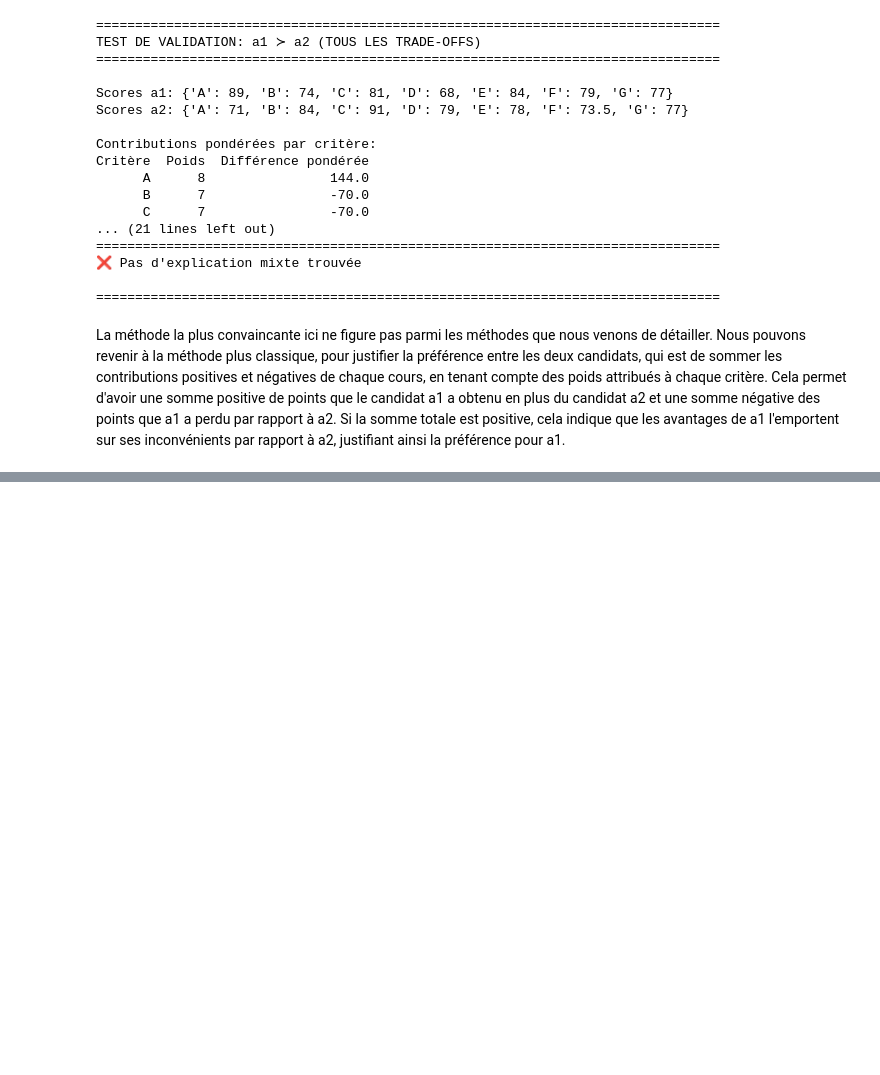
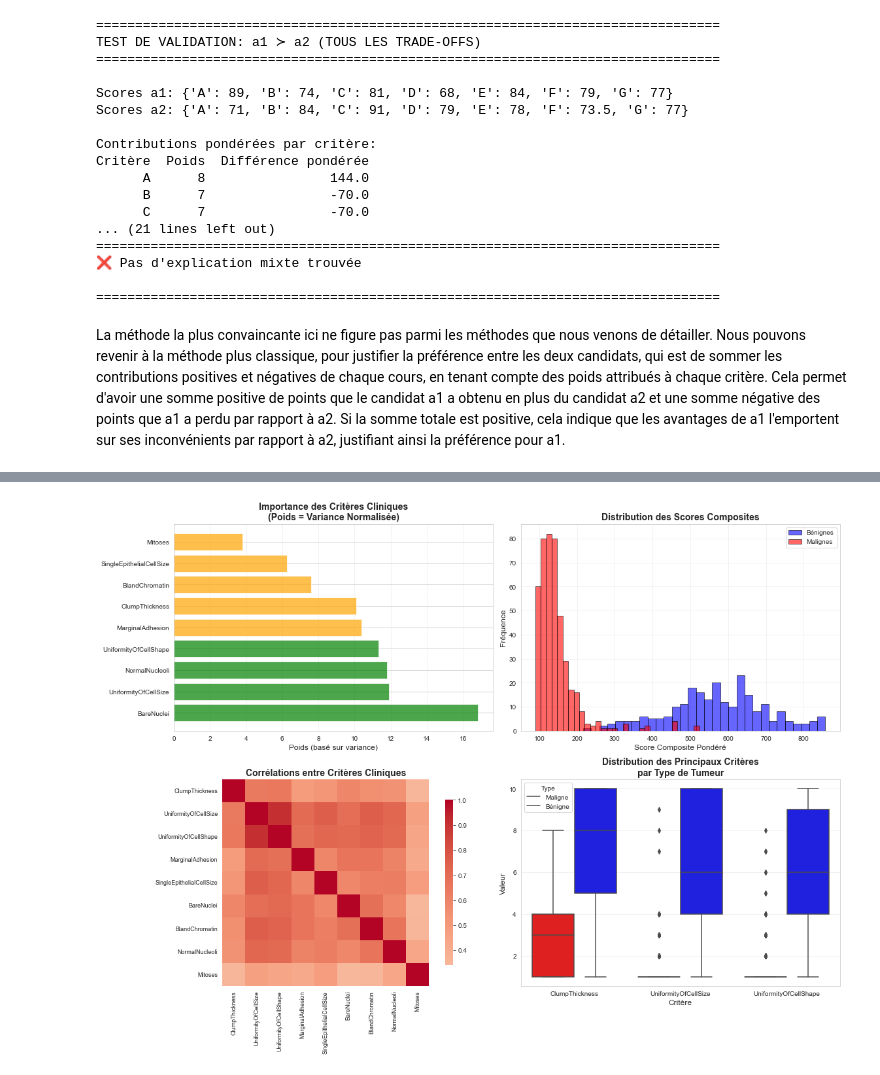
Before and after one commit to Corentin-lasne/systeme_de_decision, a Jupyter notebook: Project-trade_off.ipynb, the cells around one changed output, grey strips where cells are left out. Drawn from its saved outputs; the diff is of its cells as text; code cells hidden in the pictures; blank space fills up the shorter version.

Commit message:
Première tentative d'application aux tumeurs

```diff
--- a/Project-trade_off.ipynb
+++ b/Project-trade_off.ipynb
@@ -1275,0 +1400,20 @@ La méthode la plus convaincante ici ne figure pas parmi les méthodes que nous
+# %%
+# Calculer les poids basés sur la variance de chaque critère
+variances = df_cancer[features].var()
+print("Variances des critères:")
+print(variances.sort_values(ascending=False))
+
+# Normaliser les variances pour obtenir des poids (échelle 1-10)
+variance_sum = variances.sum()
+weights_variance = {feat: round(10 * variances[feat] / variance_sum * len(features), 2)
+                    for feat in features}
+
+print("\n" + "="*80)
+print("POIDS DES CRITÈRES (basés sur la variance)")
+print("="*80)
+weights_df = pd.DataFrame(list(weights_variance.items()),
+                          columns=['Critère', 'Poids']).sort_values('Poids', ascending=False)
+print(weights_df.to_string(index=False))
+
+print("\n✅ Poids calculés et stockés dans 'weights_variance'")
+print(f"   Somme des poids: {sum(weights_variance.values()):.2f}")
@@ -1275,0 +1929,63 @@ La méthode la plus convaincante ici ne figure pas parmi les méthodes que nous
+# %%
+import matplotlib.pyplot as plt
+import seaborn as sns
+
+# Configuration du style
+sns.set_style("whitegrid")
+plt.rcParams['figure.figsize'] = (16, 10)
+
+fig, axes = plt.subplots(2, 2, figsize=(16, 12))
+
+# Graphique 1: Poids des critères (basés sur variance)
+ax1 = axes[0, 0]
+criteres_sorted = sorted(weights_variance.items(), key=lambda x: x[1], reverse=True)
+criteres_names = [c[0] for c in criteres_sorted]
+poids_values = [c[1] for c in criteres_sorted]
+colors = ['green' if p > np.median(poids_values) else 'orange' for p in poids_values]
+ax1.barh(criteres_names, poids_values, color=colors, alpha=0.7)
+ax1.set_xlabel('Poids (basé sur variance)', fontsize=12)
+ax1.set_title('Importance des Critères Cliniques\n(Poids = Variance Normalisée)',
+              fontsize=14, fontweight='bold')
+ax1.grid(axis='x', alpha=0.3)
+
+# Graphique 2: Distribution du score composite
+ax2 = axes[0, 1]
+benign_scores = df_cancer[df_cancer['Benign'] == 1]['CompositeScore']
+malign_scores = df_cancer[df_cancer['Benign'] == 0]['CompositeScore']
+ax2.hist(benign_scores, bins=30, alpha=0.6, label='Bénignes', color='blue', edgecolor='black')
+ax2.hist(malign_scores, bins=30, alpha=0.6, label='Malignes', color='red', edgecolor='black')
+ax2.set_xlabel('Score Composite Pondéré', fontsize=12)
+ax2.set_ylabel('Fréquence', fontsize=12)
+ax2.set_title('Distribution des Scores Composites', fontsize=14, fontweight='bold')
+ax2.legend()
+ax2.grid(alpha=0.3)
+
+# Graphique 3: Corrélation entre critères
+ax3 = axes[1, 0]
+correlation_matrix = df_cancer[features].corr()
+sns.heatmap(correlation_matrix, annot=False, cmap='coolwarm', center=0,
+            square=True, ax=ax3, cbar_kws={'shrink': 0.8})
+ax3.set_title('Corrélations entre Critères Cliniques', fontsize=14, fontweight='bold')
+ax3.tick_params(axis='both', labelsize=9)
+
+# Graphique 4: Box plots des critères par classe
+ax4 = axes[1, 1]
+# Créer un DataFrame pour faciliter le box plot
+df_plot = df_cancer[features + ['Benign']].melt(id_vars='Benign',
+                                                   value_vars=features[:3],  # Top 3 critères
+                                                   var_name='Critère',
+                                                   value_name='Valeur')
+sns.boxplot(data=df_plot, x='Critère', y='Valeur', hue='Benign', ax=ax4, palette=['red', 'blue'])
+ax4.set_title('Distribution des Principaux Critères\npar Type de Tumeur',
+              fontsize=14, fontweight='bold')
+ax4.set_xlabel('Critère', fontsize=12)
+ax4.set_ylabel('Valeur', fontsize=12)
+ax4.legend(title='Type', labels=['Maligne', 'Bénigne'])
+ax4.grid(axis='y', alpha=0.3)
+
+plt.tight_layout()
+plt.show()
+
+print("✅ Visualisations générées")
+# %% [output]
+[figure, added]
```
Also changed, not shown: parts of 25 cells of this notebook, 3 other files.
